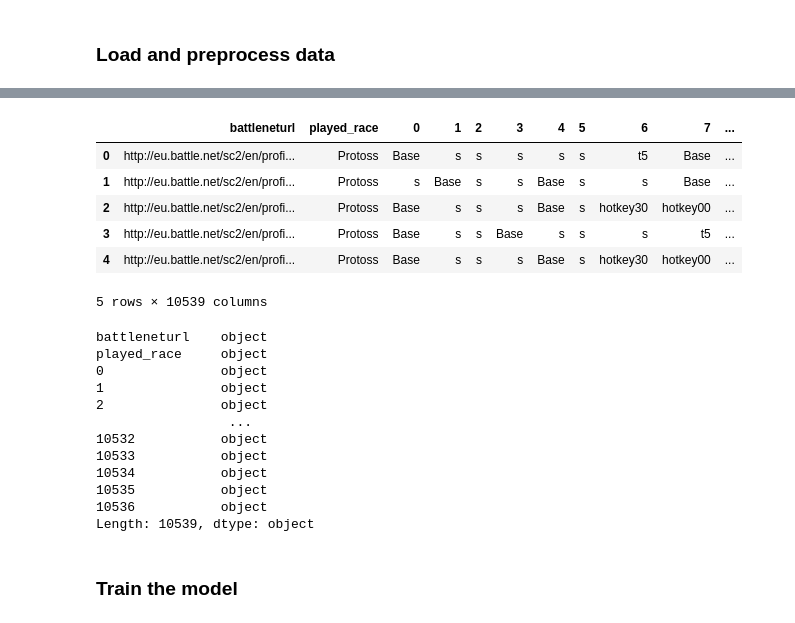
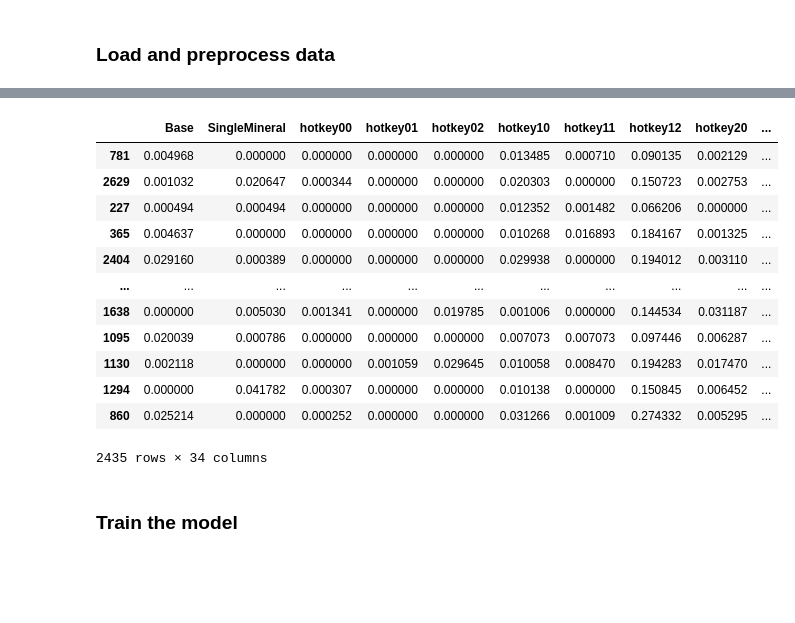
Before and after one commit to sofialtman/OT02---Data-Mining, a Jupyter notebook: model.ipynb, the cells around one changed output, grey strips where cells are left out. Saved outputs shown, nothing was run; the diff lists cells and outputs as text; code cells hidden in the pictures; blank space fills up the shorter version.

```diff
--- a/model.ipynb
+++ b/model.ipynb
@@ -63,28 +28,0 @@ df_features = df_features.drop('Unnamed: 0', axis=1)
-# %%
-data = df_features
-#data = features_train
-# %%
-data.head()
-# %% [output]
-|  | battleneturl | played_race | 0 | 1 | 2 | 3 | 4 | 5 | 6 | 7 | ... |
-| 0 | http://eu.battle.net/sc2/en/profi... | Protoss | Base | s | s | s | s | s | t5 | Base | ... |
-| 1 | http://eu.battle.net/sc2/en/profi... | Protoss | s | Base | s | s | Base | s | s | Base | ... |
-| 2 | http://eu.battle.net/sc2/en/profi... | Protoss | Base | s | s | s | Base | s | hotkey30 | hotkey00 | ... |
-| 3 | http://eu.battle.net/sc2/en/profi... | Protoss | Base | s | s | Base | s | s | s | t5 | ... |
-| 4 | http://eu.battle.net/sc2/en/profi... | Protoss | Base | s | s | s | Base | s | hotkey30 | hotkey00 | ... |
-5 rows × 10539 columns
-# %%
-data.dtypes
-# %% [output]
-battleneturl    object
-played_race     object
-0               object
-1               object
-2               object
-                 ...
-10532           object
-10533           object
-10534           object
-10535           object
-10536           object
-Length: 10539, dtype: object
@@ -91,9 +35,26 @@ Length: 10539, dtype: object
 # %%
 # Split the data into training and testing sets
-X = data.drop('battleneturl', axis=1)
+X = data.drop(['battleneturl'], axis=1)
+#X = data.drop(['battleneturl', 'played_race_Protoss', 'played_race_Terran', 'played_race_Zerg'], axis=1)
 y = data['battleneturl']
 
 X_train, X_test, y_train, y_test = train_test_split(X, y, test_size=0.2, random_state=42)
+# %%
+X_train
+# %% [output]
+|  | Base | SingleMineral | hotkey00 | hotkey01 | hotkey02 | hotkey10 | hotkey11 | hotkey12 | hotkey20 | ... |
+| 781 | 0.004968 | 0.000000 | 0.000000 | 0.000000 | 0.000000 | 0.013485 | 0.000710 | 0.090135 | 0.002129 | ... |
+| 2629 | 0.001032 | 0.020647 | 0.000344 | 0.000000 | 0.000000 | 0.020303 | 0.000000 | 0.150723 | 0.002753 | ... |
+| 227 | 0.000494 | 0.000494 | 0.000000 | 0.000000 | 0.000000 | 0.012352 | 0.001482 | 0.066206 | 0.000000 | ... |
+| 365 | 0.004637 | 0.000000 | 0.000000 | 0.000000 | 0.000000 | 0.010268 | 0.016893 | 0.184167 | 0.001325 | ... |
+| 2404 | 0.029160 | 0.000389 | 0.000000 | 0.000000 | 0.000000 | 0.029938 | 0.000000 | 0.194012 | 0.003110 | ... |
+| ... | ... | ... | ... | ... | ... | ... | ... | ... | ... | ... |
+| 1638 | 0.000000 | 0.005030 | 0.001341 | 0.000000 | 0.019785 | 0.001006 | 0.000000 | 0.144534 | 0.031187 | ... |
+| 1095 | 0.020039 | 0.000786 | 0.000000 | 0.000000 | 0.000000 | 0.007073 | 0.007073 | 0.097446 | 0.006287 | ... |
+| 1130 | 0.002118 | 0.000000 | 0.000000 | 0.001059 | 0.029645 | 0.010058 | 0.008470 | 0.194283 | 0.017470 | ... |
+| 1294 | 0.000000 | 0.041782 | 0.000307 | 0.000000 | 0.000000 | 0.010138 | 0.000000 | 0.150845 | 0.006452 | ... |
+| 860 | 0.025214 | 0.000000 | 0.000252 | 0.000000 | 0.000000 | 0.031266 | 0.001009 | 0.274332 | 0.005295 | ... |
+2435 rows × 34 columns
 # %%
 # Ensure all column names in X_train are strings
 X_train.columns = X_train.columns.astype(str)
```
Also changed, not shown: parts of 21 cells of this notebook.
